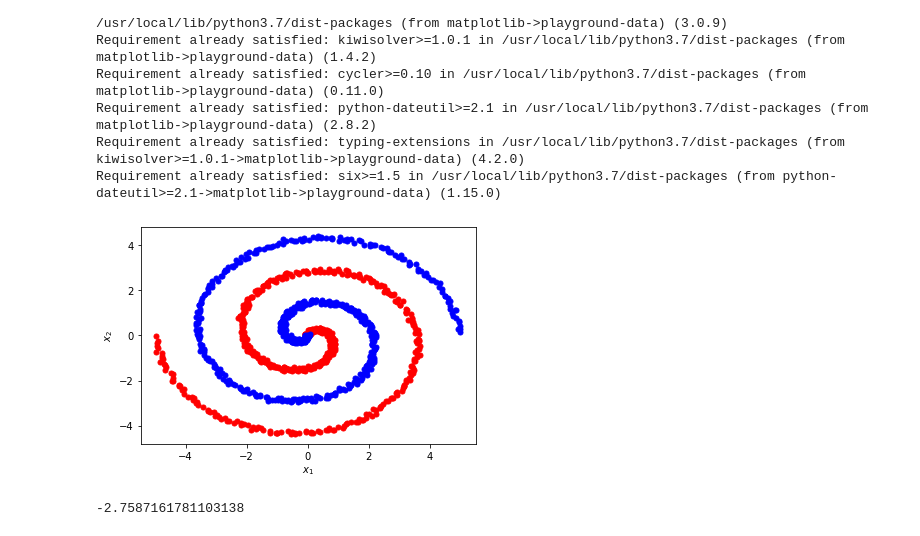
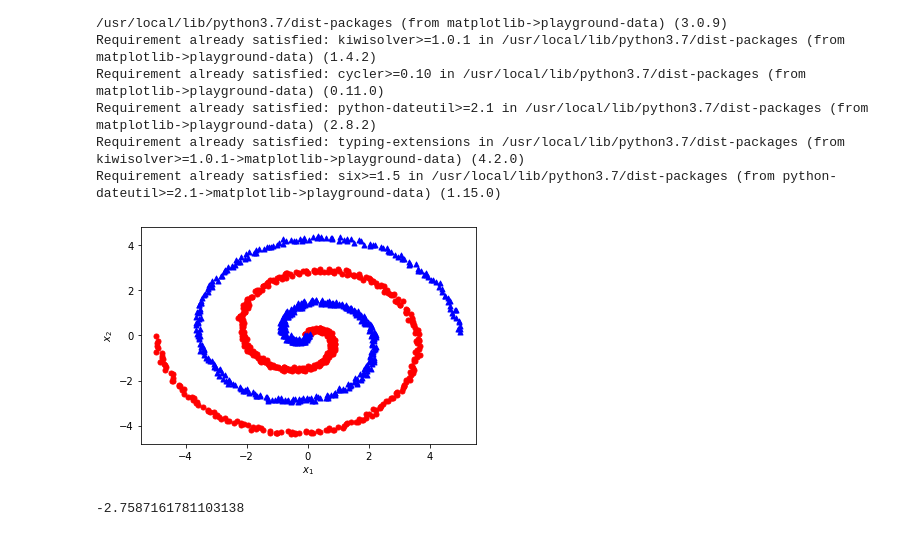
Before and after one commit to tayfununal/Artificial-Neural-Network-with-One-Hidden-Layer, a Jupyter notebook: new_revision.ipynb, the cells around one changed output. Saved outputs shown, nothing was run; the diff lists cells and outputs as text; code cells hidden in the pictures.

```diff
--- a/new_revision.ipynb
+++ b/new_revision.ipynb
@@ -154,14 +154,14 @@ df = df.sample(frac=1,random_state=1).reset_index()
 # %%
 df1 = df[df[2] == 1]
 df2 = df[df[2] == -1]
 
 ax = df1.plot.scatter(0 ,1 , s=25, c="red")
-df2.plot.scatter(0, 1, s=25, c="blue", ax=ax)
+df2.plot.scatter(0, 1, s=25, c="blue", ax=ax, marker="^")
 plt.xlabel("$x_1$")
 plt.ylabel("$x_2$")
 plt.show()
 # %% [output]
-[figure, old version]
+[figure, new version]
 # %%
 X = np.array(df[[0,1]]).T
 Y = np.array(df[[2]]).T
```
